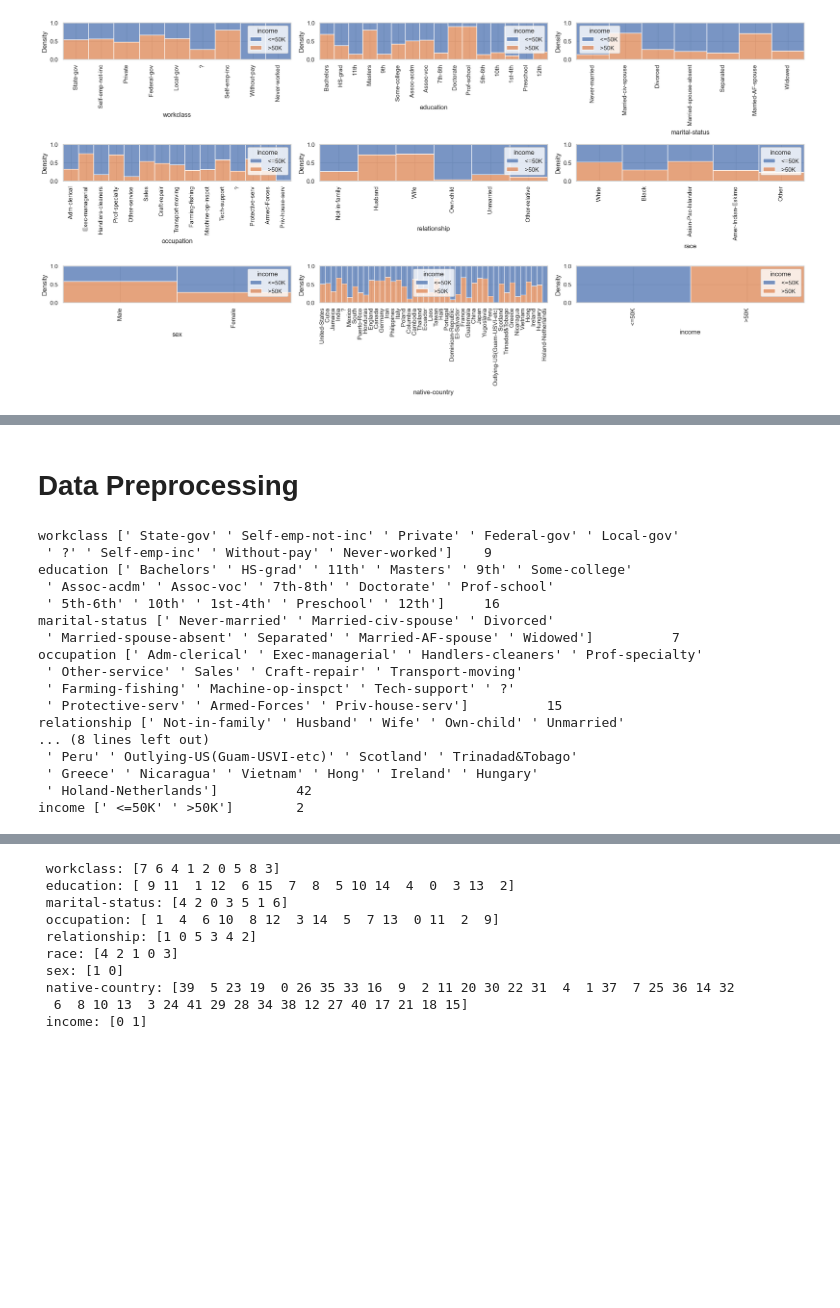
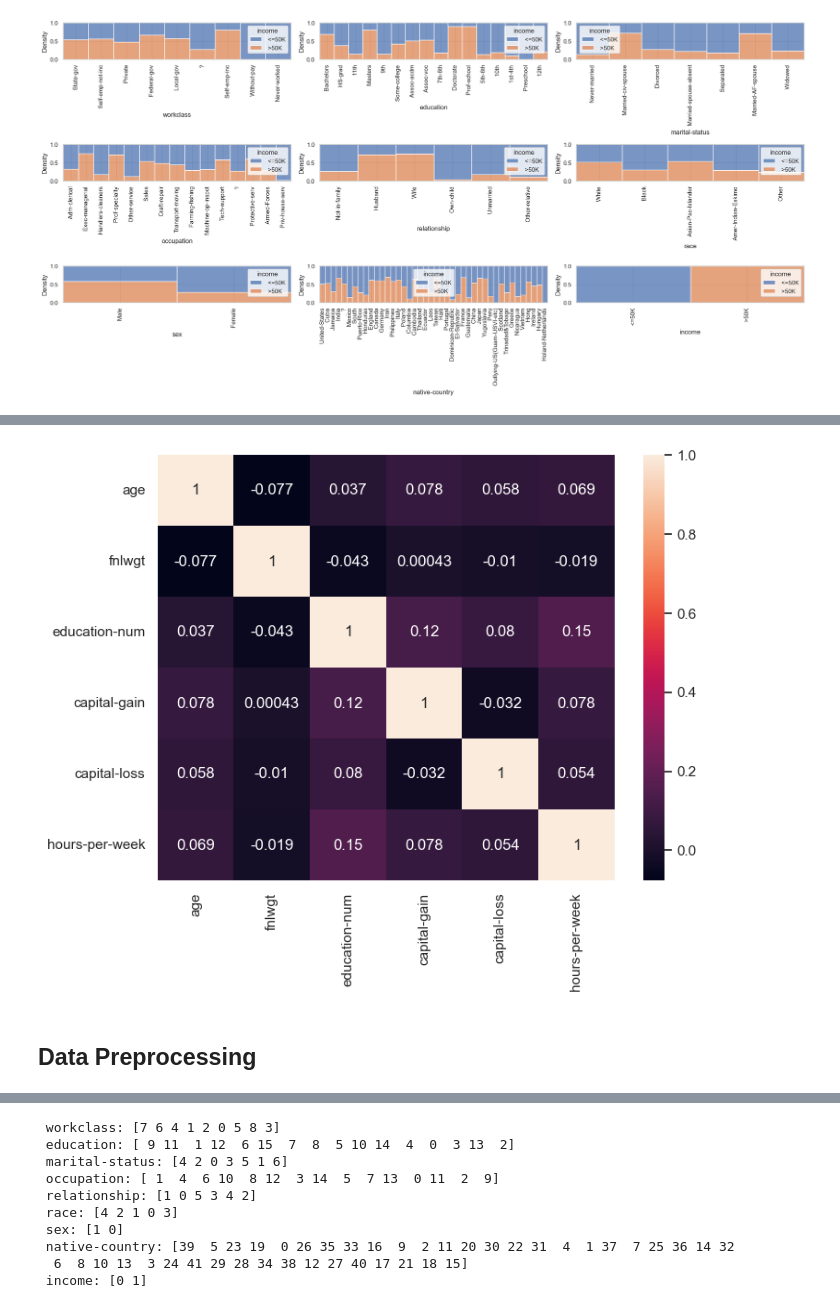
Before and after one commit to parsakzr/ytuce-datamining-project, a Jupyter notebook: notebook.ipynb, the cells around one changed output, grey strips where cells are left out. Cells and saved outputs as stored; diff of their text form; code cells hidden in the pictures; blank space fills up the shorter version.

```diff
--- a/notebook.ipynb
+++ b/notebook.ipynb
@@ -116,23 +117,14 @@ plt.show()
+# %%
+# Correlation Heatmap
+plt.figure(figsize=(8, 6))
+
+corrmat = df.corr()
+top_corr_features = corrmat.index
+
+sns.heatmap(df[top_corr_features].corr(),annot=True)
+
+plt.show()
+# %% [output]
+[figure, added]
 # %% [markdown]
-# Data Preprocessing
+## Data Preprocessing
-# %%
-for col in df.select_dtypes (include=['object']).columns:
-    print(col, df[col].unique(), '\t', len(df[col].unique()))
-# %% [output]
-workclass [' State-gov' ' Self-emp-not-inc' ' Private' ' Federal-gov' ' Local-gov'
- ' ?' ' Self-emp-inc' ' Without-pay' ' Never-worked']    9
-education [' Bachelors' ' HS-grad' ' 11th' ' Masters' ' 9th' ' Some-college'
- ' Assoc-acdm' ' Assoc-voc' ' 7th-8th' ' Doctorate' ' Prof-school'
- ' 5th-6th' ' 10th' ' 1st-4th' ' Preschool' ' 12th']     16
-marital-status [' Never-married' ' Married-civ-spouse' ' Divorced'
- ' Married-spouse-absent' ' Separated' ' Married-AF-spouse' ' Widowed']          7
-occupation [' Adm-clerical' ' Exec-managerial' ' Handlers-cleaners' ' Prof-specialty'
- ' Other-service' ' Sales' ' Craft-repair' ' Transport-moving'
- ' Farming-fishing' ' Machine-op-inspct' ' Tech-support' ' ?'
- ' Protective-serv' ' Armed-Forces' ' Priv-house-serv']          15
-relationship [' Not-in-family' ' Husband' ' Wife' ' Own-child' ' Unmarried'
-... (8 lines left out)
- ' Peru' ' Outlying-US(Guam-USVI-etc)' ' Scotland' ' Trinadad&Tobago'
- ' Greece' ' Nicaragua' ' Vietnam' ' Hong' ' Ireland' ' Hungary'
- ' Holand-Netherlands']          42
-income [' <=50K' ' >50K']        2
```
Also changed, not shown: parts of 26 cells of this notebook, 1 other file.
